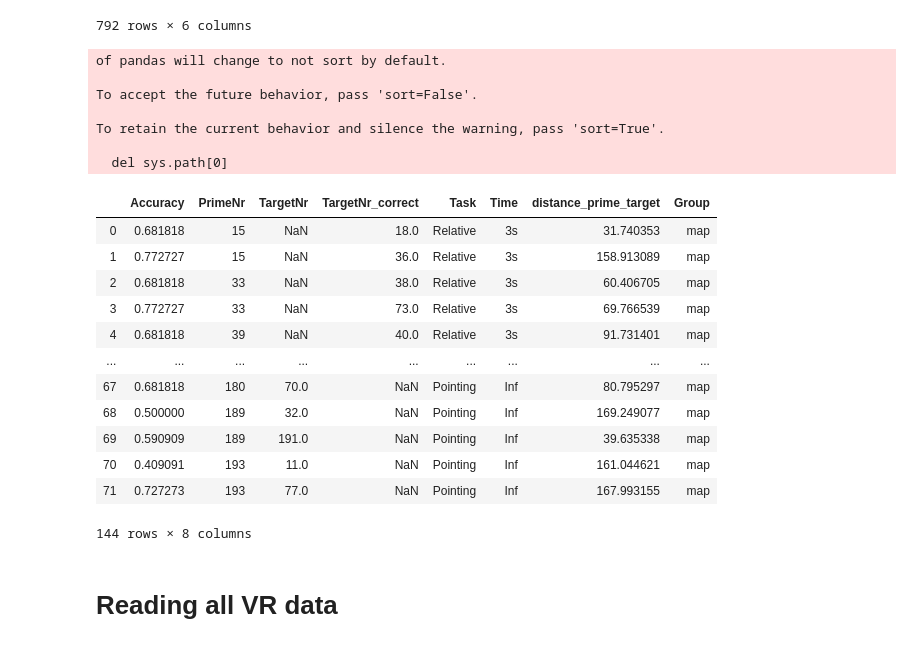
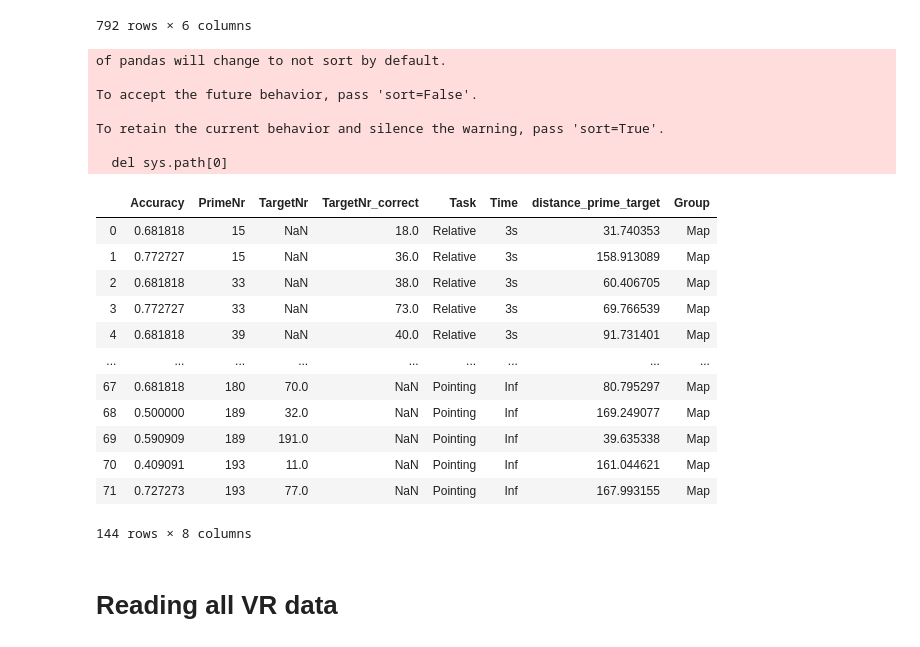
Before and after one commit to ashimakeshava/Seahaven_VR_MAP_comparison, a Jupyter notebook: Seahaven_Map_VR_create_csv.ipynb, the cells around one changed output. Drawn from its saved outputs; the diff is of its cells as text; code cells hidden in the pictures.

```diff
--- a/Seahaven_Map_VR_create_csv.ipynb
+++ b/Seahaven_Map_VR_create_csv.ipynb
@@ -344,45 +402,45 @@ display(map_angdiff_df)
 # %%
 tmpdf = pd.concat([
     (
     rel_df
     .groupby(['Task','Time','PrimeNr','TargetNr_correct', 'distance_prime_target'])
     .agg({'Accurate':'mean'})
     .rename(columns={'Accurate':'Accuracy'})
     .reset_index()
     ),
     (
     point_df
     .groupby(['Task','Time','PrimeNr','TargetNr','distance_prime_target'])
     .agg({'Accurate':'mean'})
     .rename(columns={'Accurate':'Accuracy'})
     .reset_index()
     )
 
 ])
-tmpdf['Group'] = 'map'
+tmpdf['Group'] = 'Map'
 tmpdf.to_csv(path_or_buf = PROCESSED_DATA_PATH+'seahaven_map_rel_point_distance_accuracy.csv', index=False)
 
 display(tmpdf)
 # %% [output]
 of pandas will change to not sort by default.
 
 To accept the future behavior, pass 'sort=False'.
 
 To retain the current behavior and silence the warning, pass 'sort=True'.
 
   del sys.path[0]
 |  | Accuracy | PrimeNr | TargetNr | TargetNr_correct | Task | Time | distance_prime_target | Group |
-| 0 | 0.681818 | 15 | NaN | 18.0 | Relative | 3s | 31.740353 | map |
-| 1 | 0.772727 | 15 | NaN | 36.0 | Relative | 3s | 158.913089 | map |
-| 2 | 0.681818 | 33 | NaN | 38.0 | Relative | 3s | 60.406705 | map |
-| 3 | 0.772727 | 33 | NaN | 73.0 | Relative | 3s | 69.766539 | map |
-| 4 | 0.681818 | 39 | NaN | 40.0 | Relative | 3s | 91.731401 | map |
+| 0 | 0.681818 | 15 | NaN | 18.0 | Relative | 3s | 31.740353 | Map |
+| 1 | 0.772727 | 15 | NaN | 36.0 | Relative | 3s | 158.913089 | Map |
+| 2 | 0.681818 | 33 | NaN | 38.0 | Relative | 3s | 60.406705 | Map |
+| 3 | 0.772727 | 33 | NaN | 73.0 | Relative | 3s | 69.766539 | Map |
+| 4 | 0.681818 | 39 | NaN | 40.0 | Relative | 3s | 91.731401 | Map |
 | ... | ... | ... | ... | ... | ... | ... | ... | ... |
-| 67 | 0.681818 | 180 | 70.0 | NaN | Pointing | Inf | 80.795297 | map |
-| 68 | 0.500000 | 189 | 32.0 | NaN | Pointing | Inf | 169.249077 | map |
-| 69 | 0.590909 | 189 | 191.0 | NaN | Pointing | Inf | 39.635338 | map |
-| 70 | 0.409091 | 193 | 11.0 | NaN | Pointing | Inf | 161.044621 | map |
-| 71 | 0.727273 | 193 | 77.0 | NaN | Pointing | Inf | 167.993155 | map |
+| 67 | 0.681818 | 180 | 70.0 | NaN | Pointing | Inf | 80.795297 | Map |
+| 68 | 0.500000 | 189 | 32.0 | NaN | Pointing | Inf | 169.249077 | Map |
+| 69 | 0.590909 | 189 | 191.0 | NaN | Pointing | Inf | 39.635338 | Map |
+| 70 | 0.409091 | 193 | 11.0 | NaN | Pointing | Inf | 161.044621 | Map |
+| 71 | 0.727273 | 193 | 77.0 | NaN | Pointing | Inf | 167.993155 | Map |
 144 rows × 8 columns
 # %% [markdown]
 # Reading all VR data
```
Also changed, not shown: parts of 25 cells of this notebook, 44 other files.
